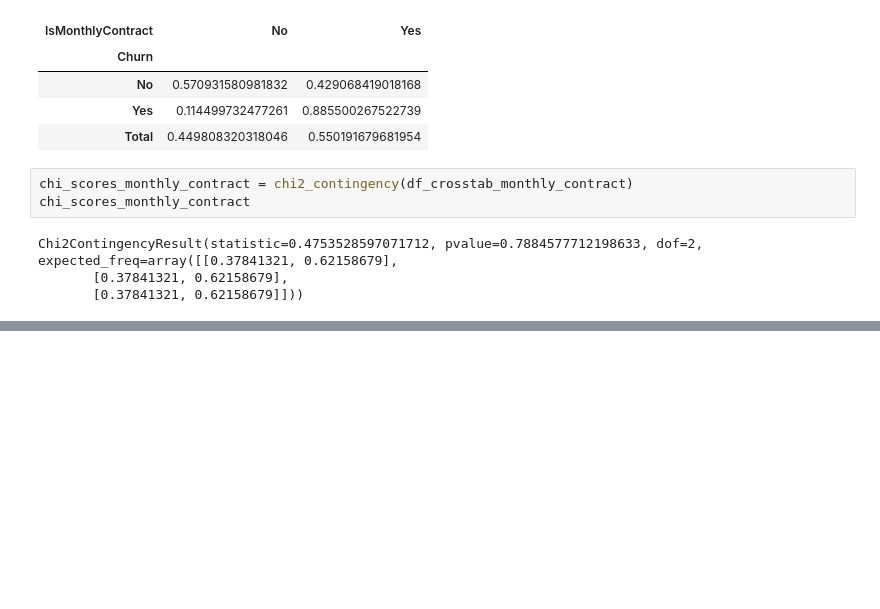
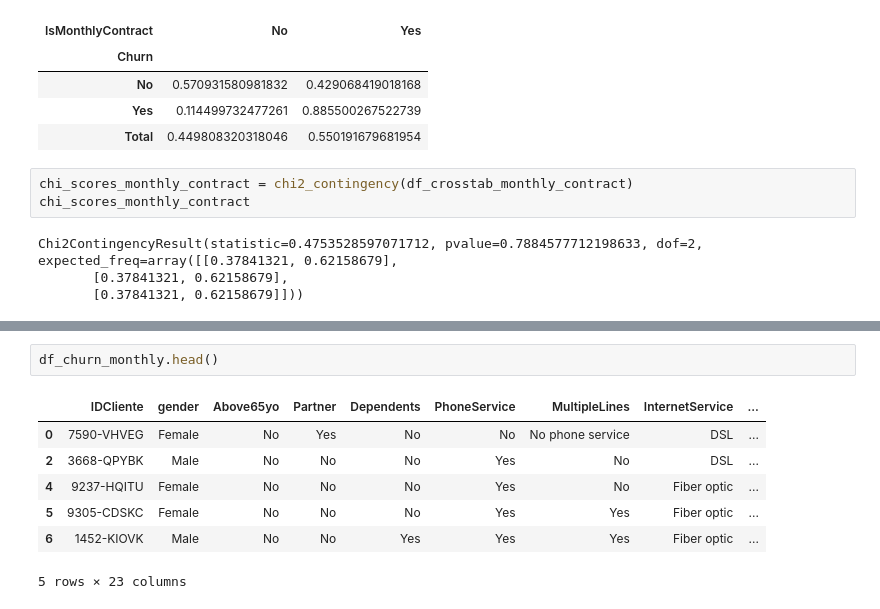
Before and after one commit to angelomedeiros/formacao-ia-analise-exploratoria-de-dados-com-panda, a Jupyter notebook: eda_churn.ipynb, the cells around one changed output, grey strips where cells are left out. Drawn from its saved outputs; the diff is of its cells as text; blank space fills up the shorter version.

Commit message:
feat: Preparacao Dataframe

```diff
--- a/eda_churn.ipynb
+++ b/eda_churn.ipynb
@@ -938,0 +997,10 @@ Chi2ContingencyResult(statistic=0.4753528597071712, pvalue=0.7884577712198633, d
+# %%
+df_churn_monthly.head()
+# %% [output]
+|  | IDCliente | gender | Above65yo | Partner | Dependents | PhoneService | MultipleLines | InternetService | ... |
+| 0 | 7590-VHVEG | Female | No | Yes | No | No | No phone service | DSL | ... |
+| 2 | 3668-QPYBK | Male | No | No | No | Yes | No | DSL | ... |
+| 4 | 9237-HQITU | Female | No | No | No | Yes | No | Fiber optic | ... |
+| 5 | 9305-CDSKC | Female | No | No | No | Yes | Yes | Fiber optic | ... |
+| 6 | 1452-KIOVK | Male | No | No | Yes | Yes | Yes | Fiber optic | ... |
+5 rows × 23 columns
```
Also changed, not shown: parts of 7 cells of this notebook.
